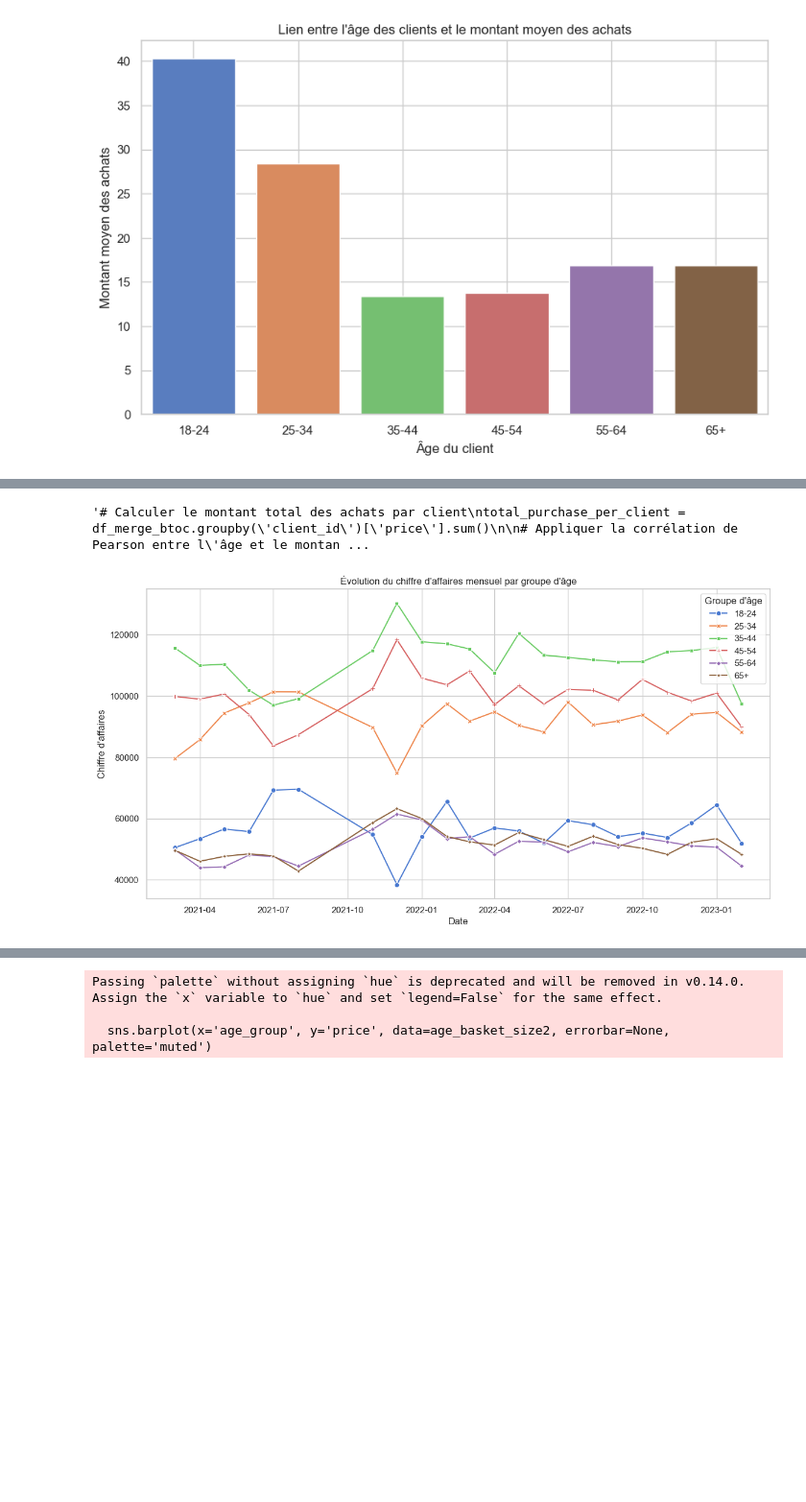
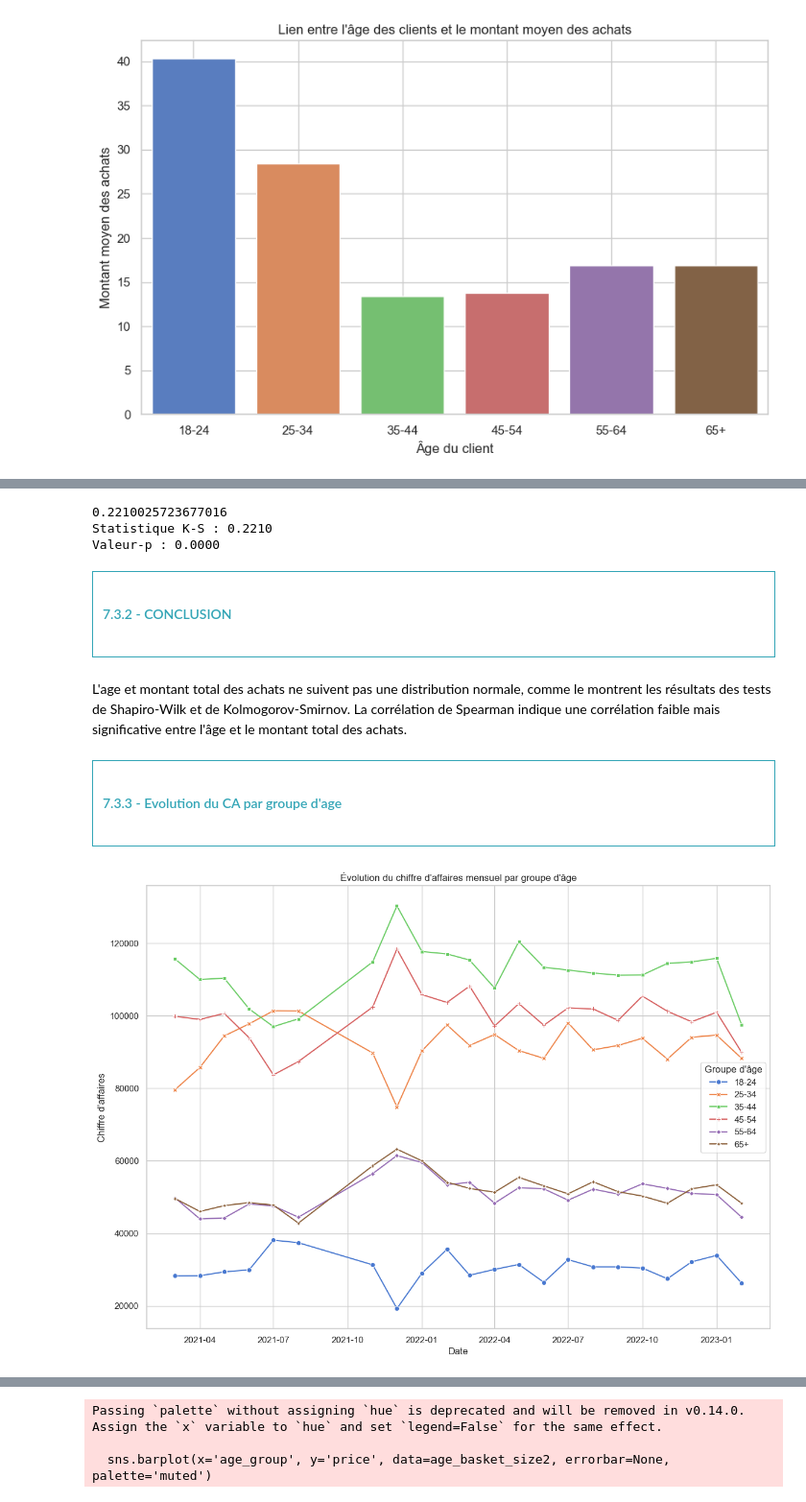
Before and after one commit to obenmaha/analyse-ventes-librairie, a Jupyter notebook: Analyse des Vente_V2.ipynb, the cells around one changed output, grey strips where cells are left out. Shown at 96% size. Saved outputs shown, nothing was run; the diff lists cells and outputs as text; code cells hidden in the pictures; blank space fills up the shorter version.

```diff
--- a/Analyse des Vente_V2.ipynb
+++ b/Analyse des Vente_V2.ipynb
@@ -1450,0 +1474,2 @@ Cela indique une relation relativement forte entre l'âge des clients et le mont
+# %%
+df_merge_btoc = df_merge_btoc[df_merge_btoc['age']!=20]
@@ -1541,33 +1557,44 @@ Statistique du test: 0.22869660960033833, p-value: 0.0009999999999998899
-# %%
-'''# Calculer le montant total des achats par client
-total_purchase_per_client = df_merge_btoc.groupby('client_id')['price'].sum()
-
-# Appliquer la corrélation de Pearson entre l'âge et le montant total des achats
-correlation, p_value = pearsonr(df_merge_btoc.groupby('client_id')['age'].first(), total_purchase_per_client)
-
-print(f"Corrélation de Pearson (Âge vs Montant Total des Achats): {correlation}, p-value: {p_value}")
-print("Il existe une relation inverse faible entre l'âge des clients et le montant total des achats. Bien que cette relation soit faible, elle est statistiquement significative, ce qui signifie que l'âge a un effet, mais il est probablement faible ou influencé par d'autres variables.")'''
-# %% [output]
-'# Calculer le montant total des achats par client\ntotal_purchase_per_client = df_merge_btoc.groupby(\'client_id\')[\'price\'].sum()\n\n# Appliquer la corrélation de Pearson entre l\'âge et le montan ...
+# %%
+# Appliquer le test de Kolmogorov-Smirnov
+ks_stat, p_value = kstest(df_merge_btoc['price'], 'norm', args=(np.mean(df_merge_btoc['price']), np.std(df_merge_btoc['price'])))
+print(ks_stat)
+
+
+print(f"Statistique K-S : {ks_stat:.4f}")
+print(f"Valeur-p : {p_value:.4f}")
+# %% [output]
+0.2210025723677016
+Statistique K-S : 0.2210
+Valeur-p : 0.0000
+# %% [markdown]
+<div style="border: 1px solid RGB(51,165,182);" >
+<h4 style="margin: auto; padding: 10px; color: RGB(51,165,182); ">7.3.2 - CONCLUSION<h4>
+</div>
+# %% [markdown]
+L'age et montant total des achats ne suivent pas une distribution normale, comme le montrent les résultats des tests de Shapiro-Wilk et de Kolmogorov-Smirnov. La corrélation de Spearman indique une corrélation faible mais significative entre l'âge et le montant total des achats.
+# %% [markdown]
+<div style="border: 1px solid RGB(51,165,182);" >
+<h4 style="margin: auto; padding: 10px; color: RGB(51,165,182); ">7.3.3 - Evolution du CA par groupe d'age<h4>
+</div>
 # %%
 # Calculer la somme des prix par groupe d'âge et par date (mois)
 test = df_merge_btoc.groupby([df_merge_btoc['date'].dt.to_period("M"), 'age_group'])['price'].sum().unstack()
 
 # Convertir l'index pour un affichage correct
 test.index = test.index.to_timestamp()
 
 # Tracer les graphiques avec Seaborn
-plt.figure(figsize=(14, 7))
+plt.figure(figsize=(14, 10))
 sns.lineplot(data=test, markers=True, dashes=False)
 
 # Personnalisation du graphique
 plt.title("Évolution du chiffre d'affaires mensuel par groupe d'âge")
 plt.xlabel("Date")
 plt.ylabel("Chiffre d'affaires")
 plt.legend(title='Groupe d\'âge')
 plt.grid(True)
 plt.show()
 # %% [output]
-[figure, old version]
+[figure, new version]
 # %% [markdown]
 <div style="border: 1px solid RGB(51,165,182);" >
```
Also changed, not shown: parts of 62 cells of this notebook.
